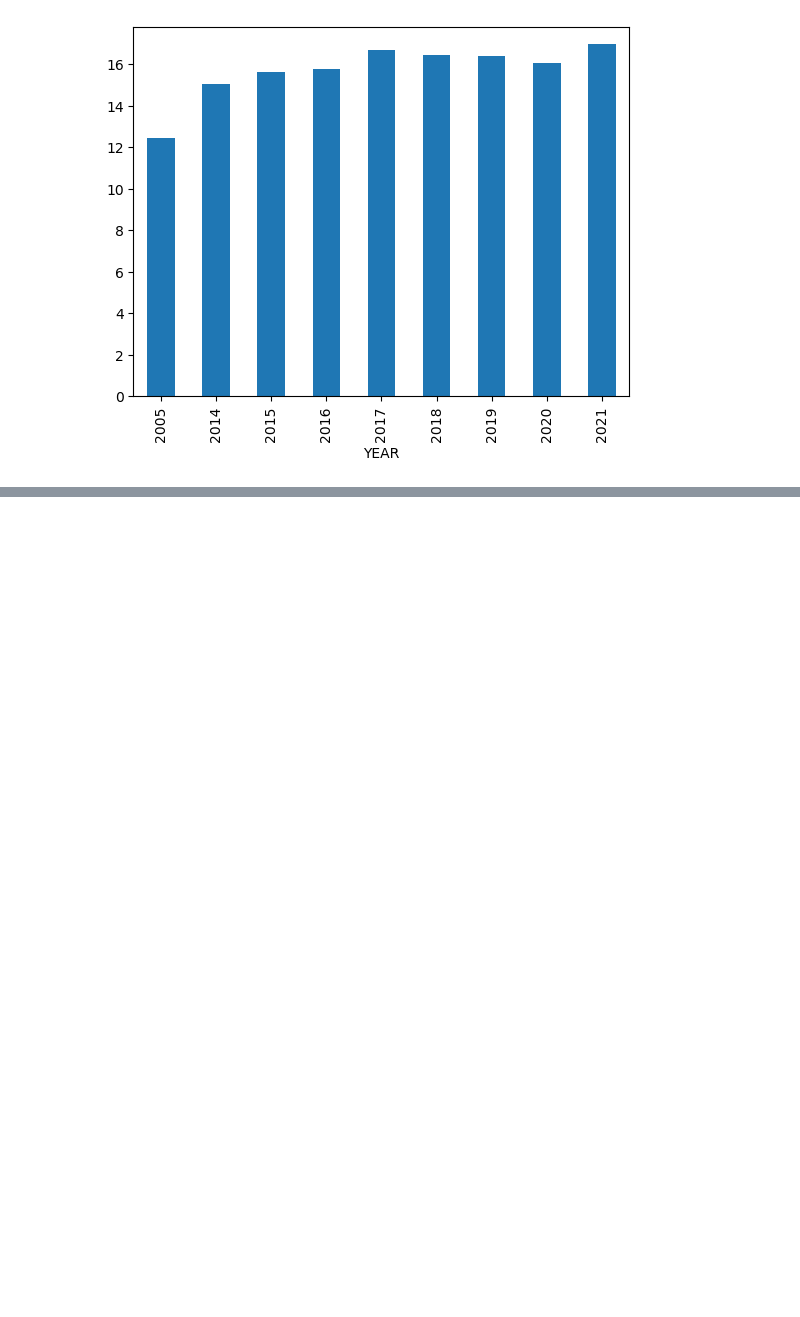
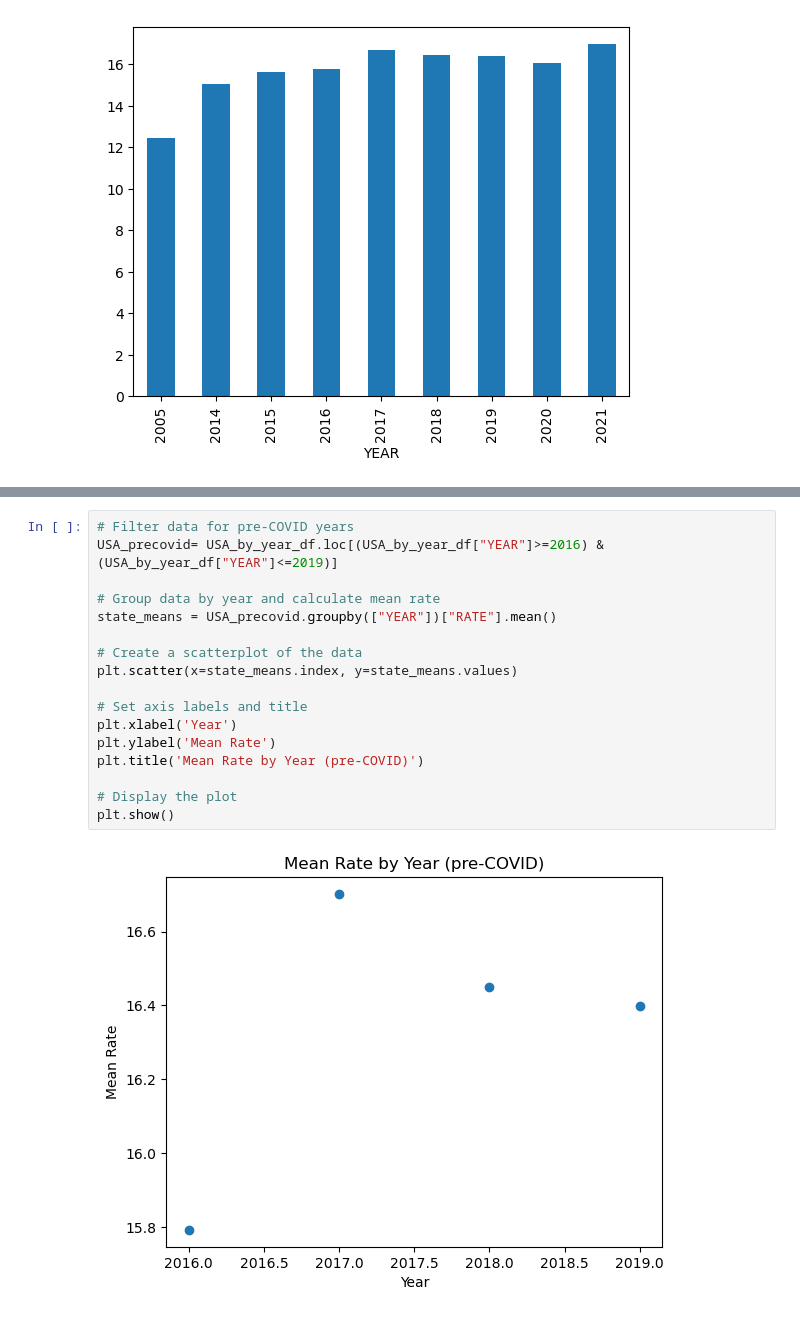
Before and after one commit to BirundhaVaratharajan/Project-1, a Jupyter notebook: Covid_on_Suicidalrate_Proj_1.ipynb, the cells around one changed output, grey strips where cells are left out. Cells and saved outputs as stored; diff of their text form; blank space fills up the shorter version.

Commit message:
created correlation and scatter plots for US pre-covid and post-covid

```diff
--- a/Covid_on_Suicidalrate_Proj_1.ipynb
+++ b/Covid_on_Suicidalrate_Proj_1.ipynb
@@ -387,0 +396,19 @@ Name: RATE, dtype: float64
+# %%
+# Filter data for pre-COVID years
+USA_precovid= USA_by_year_df.loc[(USA_by_year_df["YEAR"]>=2016) & (USA_by_year_df["YEAR"]<=2019)]
+
+# Group data by year and calculate mean rate
+state_means = USA_precovid.groupby(["YEAR"])["RATE"].mean()
+
+# Create a scatterplot of the data
+plt.scatter(x=state_means.index, y=state_means.values)
+
+# Set axis labels and title
+plt.xlabel('Year')
+plt.ylabel('Mean Rate')
+plt.title('Mean Rate by Year (pre-COVID)')
+
+# Display the plot
+plt.show()
+# %% [output]
+[figure, added]
```
Also changed, not shown: parts of 5 cells of this notebook.
